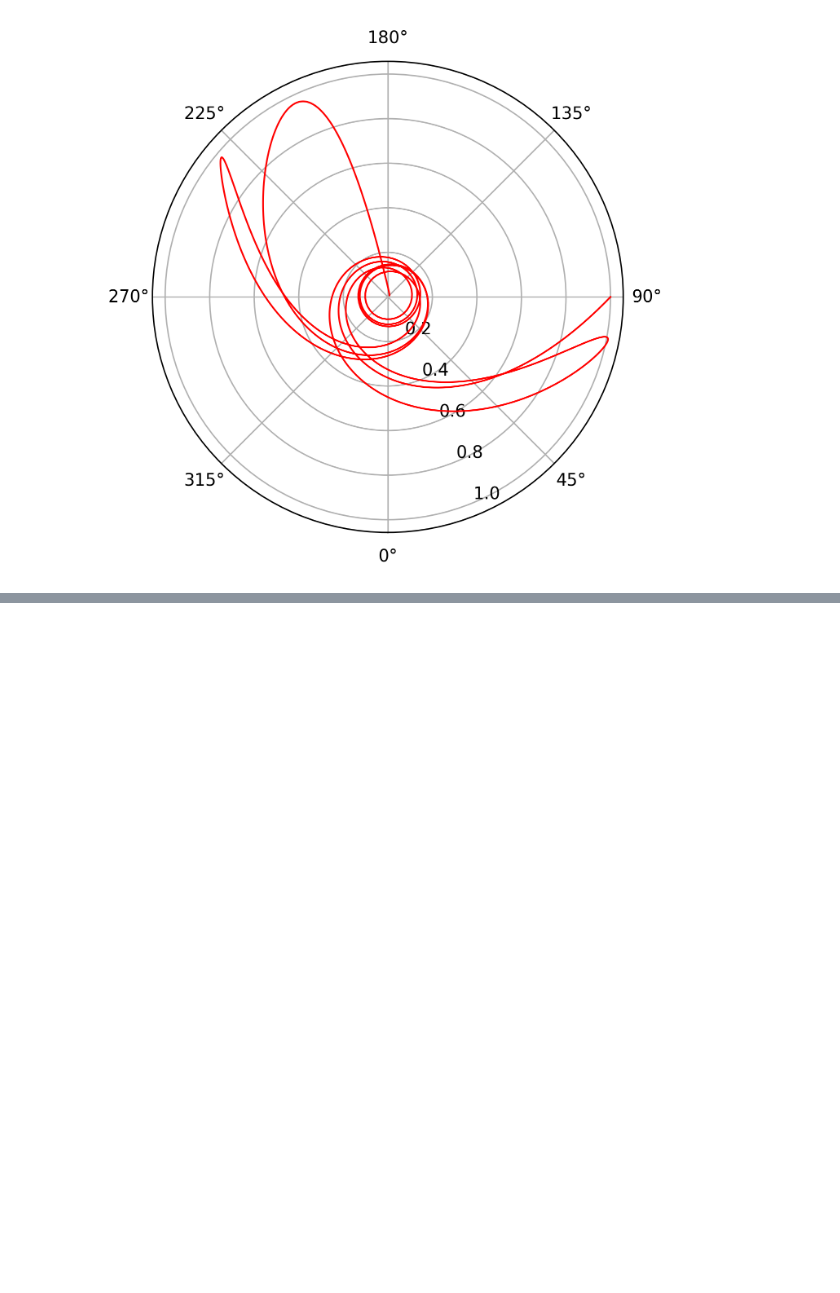
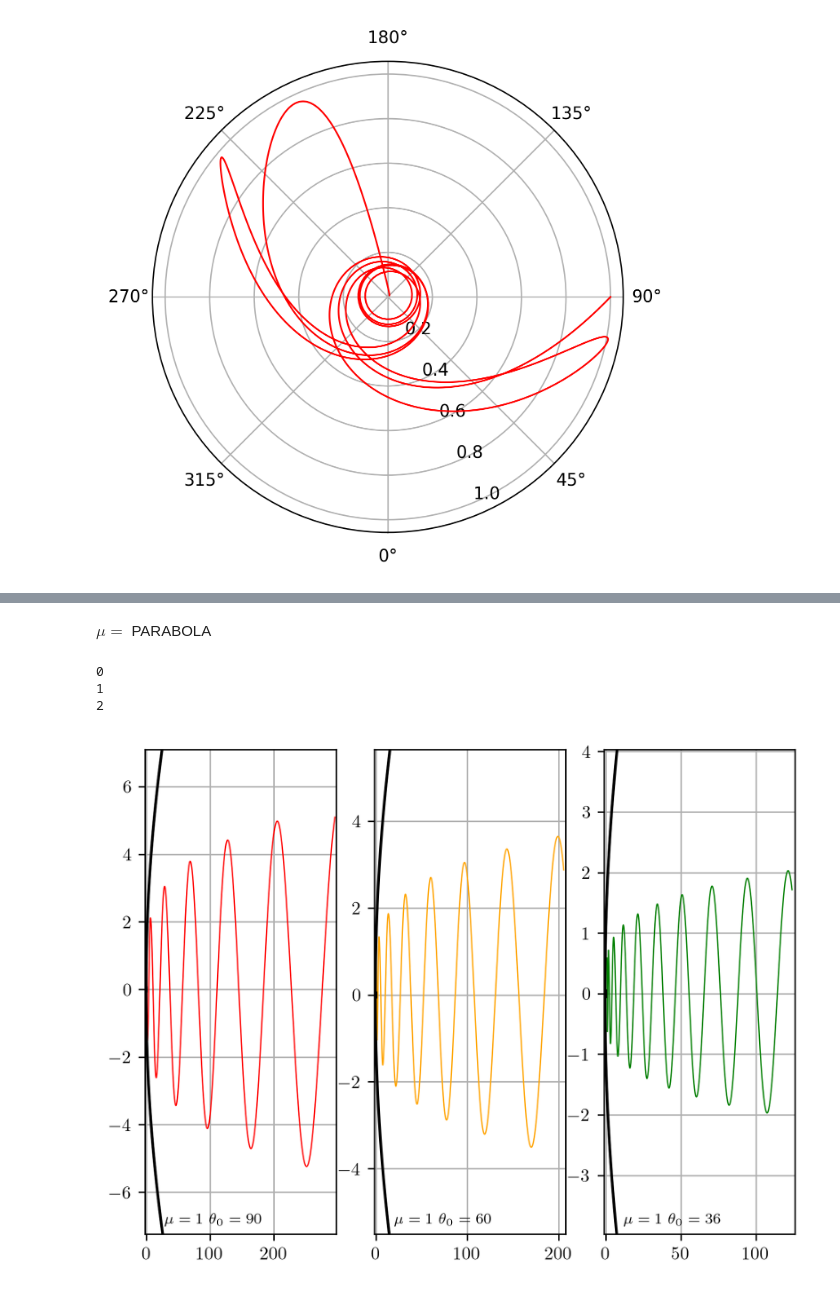
Before and after one commit to Tiranex/Atwood-Machine, a Jupyter notebook: sam.ipynb, the cells around one changed output, grey strips where cells are left out. Drawn from its saved outputs; the diff is of its cells as text; code cells hidden in the pictures; blank space fills up the shorter version.

```diff
--- a/sam.ipynb
+++ b/sam.ipynb
@@ -83,0 +323,68 @@ Calculation was successful.
+# %% [markdown]
+$\mu=$ PARABOLA
+# %%
+thetadot_param=[-math.pi/2, -math.pi/3, -math.pi/5] # 90  | 60 | 36 grados
+thetadot_param_degree=[90, 60, 36] # 90  | 60 | 36 grados
+offset=2
+colors=["red", "orange", "green"]
+colors_limit="black"
+fig, ax = plt.subplots(1, 3,dpi=300)
+for i in range(3):
+    print(i)
+    step = 0.001
+    max_time = 100
+    threshold =  0.01
+    indices = int(max_time / step)
+    times = linspace(0, (indices - 1) * step, indices)
+
+
+
+    # Initialize the initial conditions
+    r0 = 1
+    rdot0 = 0
+    theta0 = thetadot_param[i]
+    theta_dot0 = 0
+    g = 9.8
+
+    mu= 1
+
+    # Runge-Kutta algorithm initialization variables
+    variables = zeros([indices, 4], dtype=float)
+
+    # Calculate
+    runge_kutta_4_algorithm()
+
+    # Begin plotting
+    data = []
+    for j in range(len(variables)):
+        data.append([variables[j][0]*math.cos(variables[j][2]), variables[j][0]*math.sin(variables[j][2]) ])
+    data = array(data)
+
+    ax[i].plot(data[:, 0], data[:, 1], linewidth=0.7, color=colors[i], label=r'$\mu={}$ $\theta_0={}$'.format(mu, thetadot_param_degree[i]))
+    #ax[i].set_xlabel("X")
+    #ax[i].set_ylabel("Y")
+
+    ax[i].grid(True)
+
+
+    if not flag:
+
+        ax[i].plot([-0.05, 0.05], [0, 0], color='black')  # Horizontal line
+        ax[i].plot([0,0], [-0.05, 0.05], color='black')  # Vertical line
+        theta_arr = linspace(-math.pi, math.pi, 1000)
+        r_val = [1/(1-math.cos(i)/mu) for i in  theta_arr]
+        data_limit=[]
+        for j in range(len(r_val)):
+            data_limit.append([r_val[j]*math.cos(theta_arr[j]), r_val[j]*math.sin(theta_arr[j])])
+        data_limit=array(data_limit)
+        ax[i].plot(data_limit[:, 0], data_limit[:, 1], color=colors_limit)
+        ax[i].set_xlim(min(data[:,0]) -offset, max(data[:,0])+offset)
+        ax[i].set_ylim(min(data[:,1])-offset, max(data[:,1])+offset)
+        ax[i].legend(loc='lower left', frameon=False, fontsize="small", handlelength=0, borderpad=0)
+plt.savefig("./boundness/Parabola_Examples.png", dpi=300,bbox_inches='tight')
+plt.show()
+# %% [output]
+0
+1
+2
+[figure, added]
```
Also changed, not shown: parts of 15 cells of this notebook, 7 other files.
